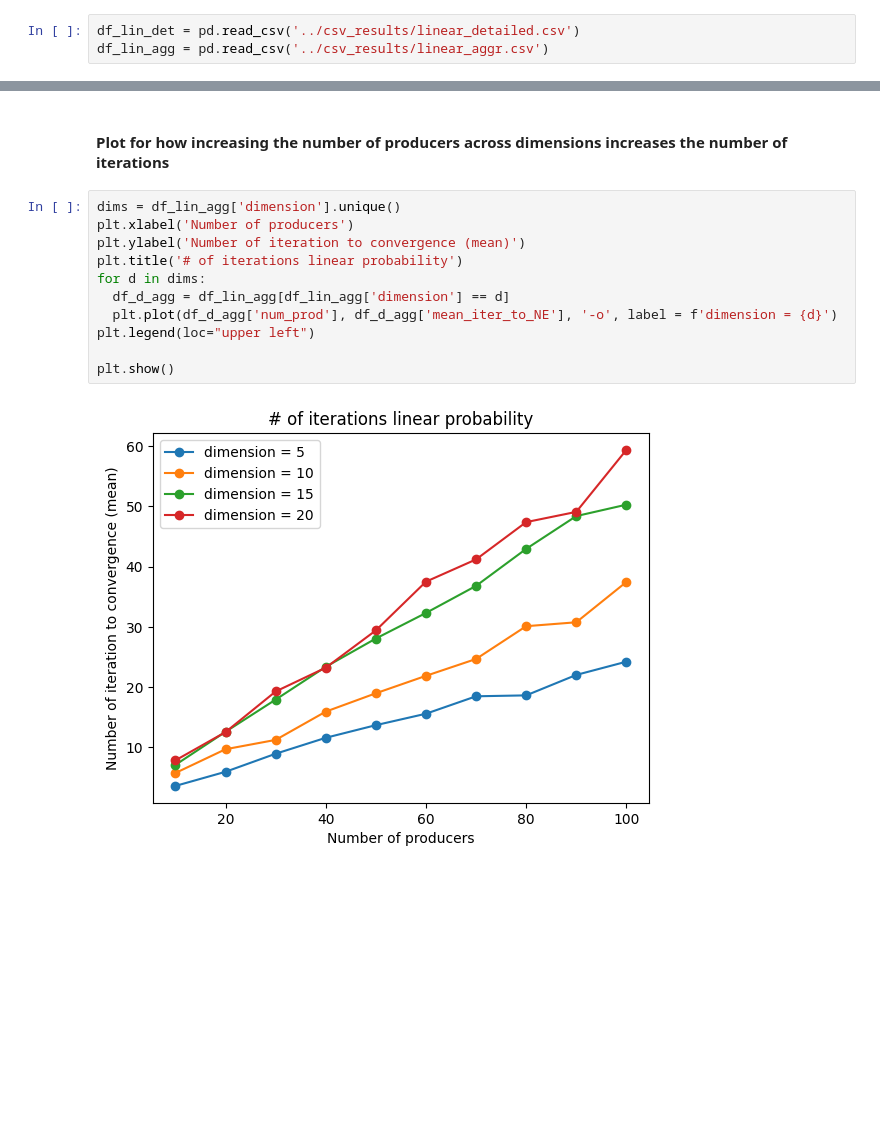
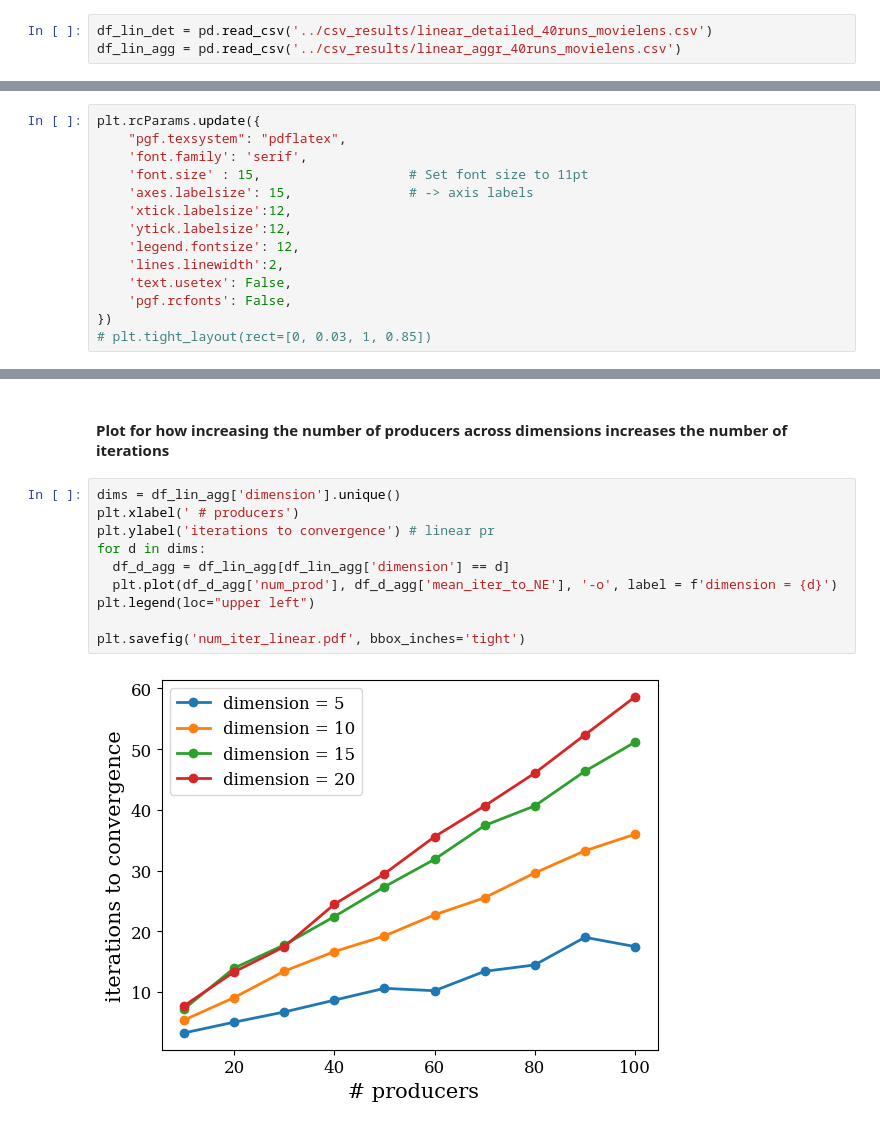
Before and after one commit to krishnacharya/recsys_eq, a Jupyter notebook: plots/plots_for_numiterations.ipynb, the cells around one changed output, grey strips where cells are left out. Drawn from its saved outputs; the diff is of its cells as text; blank space fills up the shorter version.

Commit message:
update with changed label size in plotting

```diff
--- a/plots/plots_for_numiterations.ipynb
+++ b/plots/plots_for_numiterations.ipynb
@@ -3,6 +3,6 @@ import pandas as pd
 import numpy as np
 import matplotlib.pyplot as plt
 # %%
-df_lin_det = pd.read_csv('../csv_results/linear_detailed.csv')
-df_lin_agg = pd.read_csv('../csv_results/linear_aggr.csv')
+df_lin_det = pd.read_csv('../csv_results/linear_detailed_40runs_movielens.csv')
+df_lin_agg = pd.read_csv('../csv_results/linear_aggr_40runs_movielens.csv')
 # %%
@@ -54,3 +58,17 @@ df_d_agg
 | 7 | 5 | 80 | 18.60 | 4.211888 | 1 |
 | 8 | 5 | 90 | 22.00 | 5.656854 | 1 |
 | 9 | 5 | 100 | 24.20 | 6.046487 | 1 |
+# %%
+plt.rcParams.update({
+    "pgf.texsystem": "pdflatex",
+    'font.family': 'serif',
+    'font.size' : 15,                   # Set font size to 11pt
+    'axes.labelsize': 15,               # -> axis labels
+    'xtick.labelsize':12,
+    'ytick.labelsize':12,
+    'legend.fontsize': 12,
+    'lines.linewidth':2,
+    'text.usetex': False,
+    'pgf.rcfonts': False,
+})
+# plt.tight_layout(rect=[0, 0.03, 1, 0.85])
@@ -58,16 +90,15 @@ df_d_agg
 #### Plot for how increasing the number of producers  across dimensions increases the number of iterations
 # %%
 dims = df_lin_agg['dimension'].unique()
-plt.xlabel('Number of producers')
-plt.ylabel('Number of iteration to convergence (mean)')
-plt.title('# of iterations linear probability')
+plt.xlabel(' # producers')
+plt.ylabel('iterations to convergence') # linear pr
 for d in dims:
   df_d_agg = df_lin_agg[df_lin_agg['dimension'] == d]
   plt.plot(df_d_agg['num_prod'], df_d_agg['mean_iter_to_NE'], '-o', label = f'dimension = {d}')
 plt.legend(loc="upper left")
 
-plt.show()
+plt.savefig('num_iter_linear.pdf', bbox_inches='tight')
 # %% [output]
-[figure, old version]
+[figure, new version]
 # %%
 dims = df_softmax_agg['dimension'].unique()
```
Also changed, not shown: parts of 5 cells of this notebook, 12 other files.
